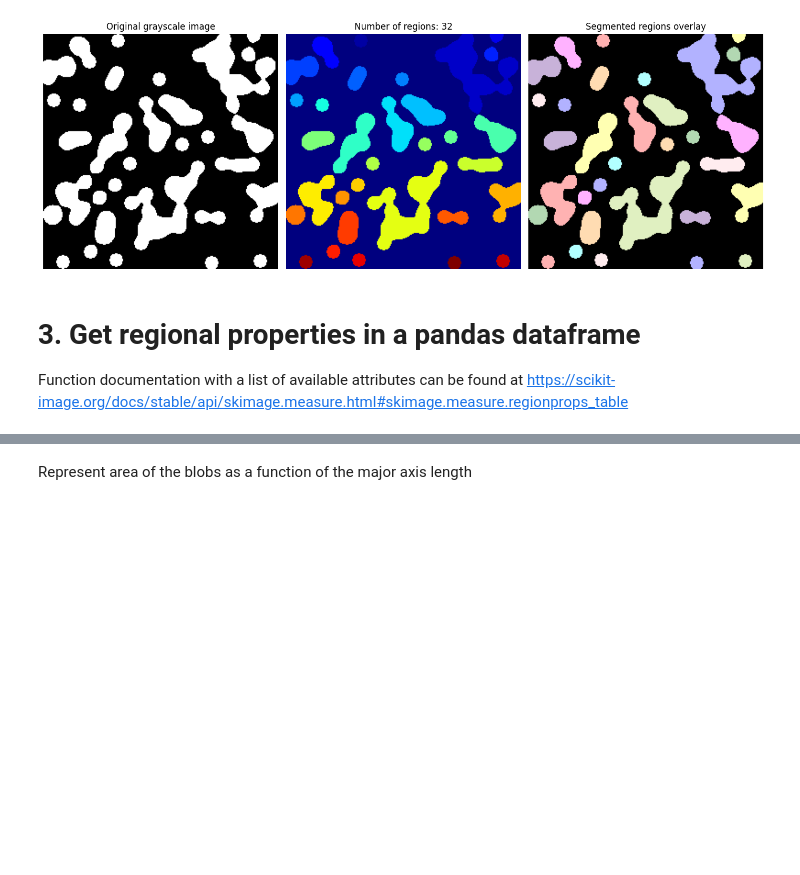
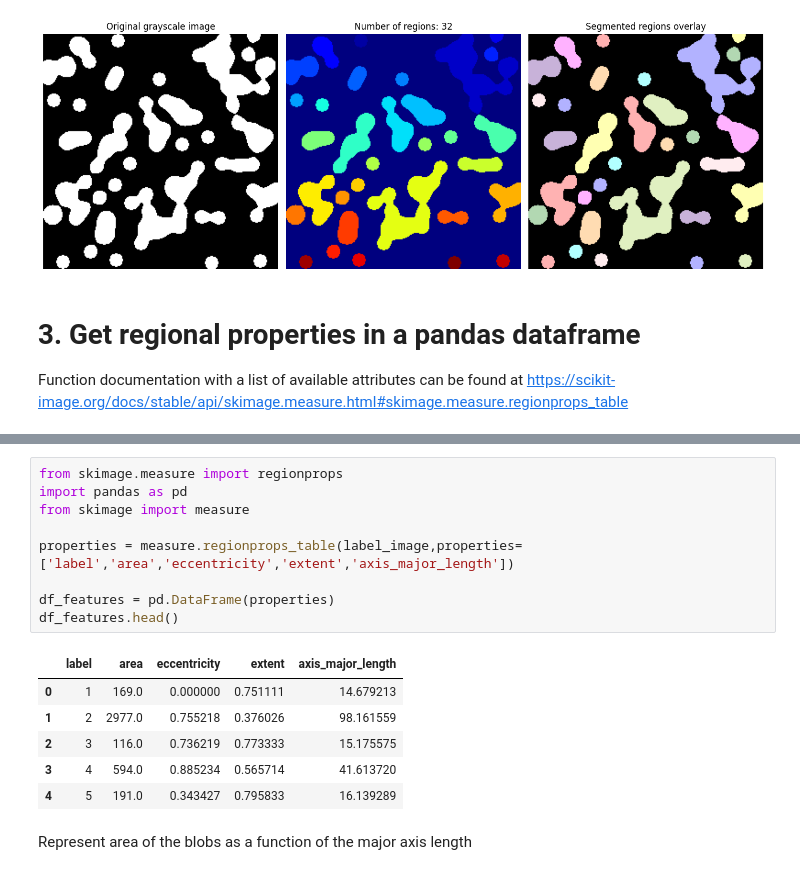
Before and after one commit to Mahsa-Goudarzi/ComputerVision, a Jupyter notebook: M3_Image Classification/Exercise4.ipynb, the cells around one changed output, grey strips where cells are left out. Cells and saved outputs as stored; diff of their text form; blank space fills up the shorter version.

```diff
--- a/M3_Image Classification/Exercise4.ipynb
+++ b/M3_Image Classification/Exercise4.ipynb
@@ -80,2 +72,18 @@ Function documentation with a list of available attributes can be found at https
+# %%
+from skimage.measure import regionprops
+import pandas as pd
+from skimage import measure
+
+properties = measure.regionprops_table(label_image,properties=['label','area','eccentricity','extent','axis_major_length'])
+
+df_features = pd.DataFrame(properties)
+df_features.head()
+# %% [output]
+|  | label | area | eccentricity | extent | axis_major_length |
+| 0 | 1 | 169.0 | 0.000000 | 0.751111 | 14.679213 |
+| 1 | 2 | 2977.0 | 0.755218 | 0.376026 | 98.161559 |
+| 2 | 3 | 116.0 | 0.736219 | 0.773333 | 15.175575 |
+| 3 | 4 | 594.0 | 0.885234 | 0.565714 | 41.613720 |
+| 4 | 5 | 191.0 | 0.343427 | 0.795833 | 16.139289 |
 # %% [markdown]
 Represent area of the blobs as a function of the major axis length
```
Also changed, not shown: parts of 3 cells of this notebook.
